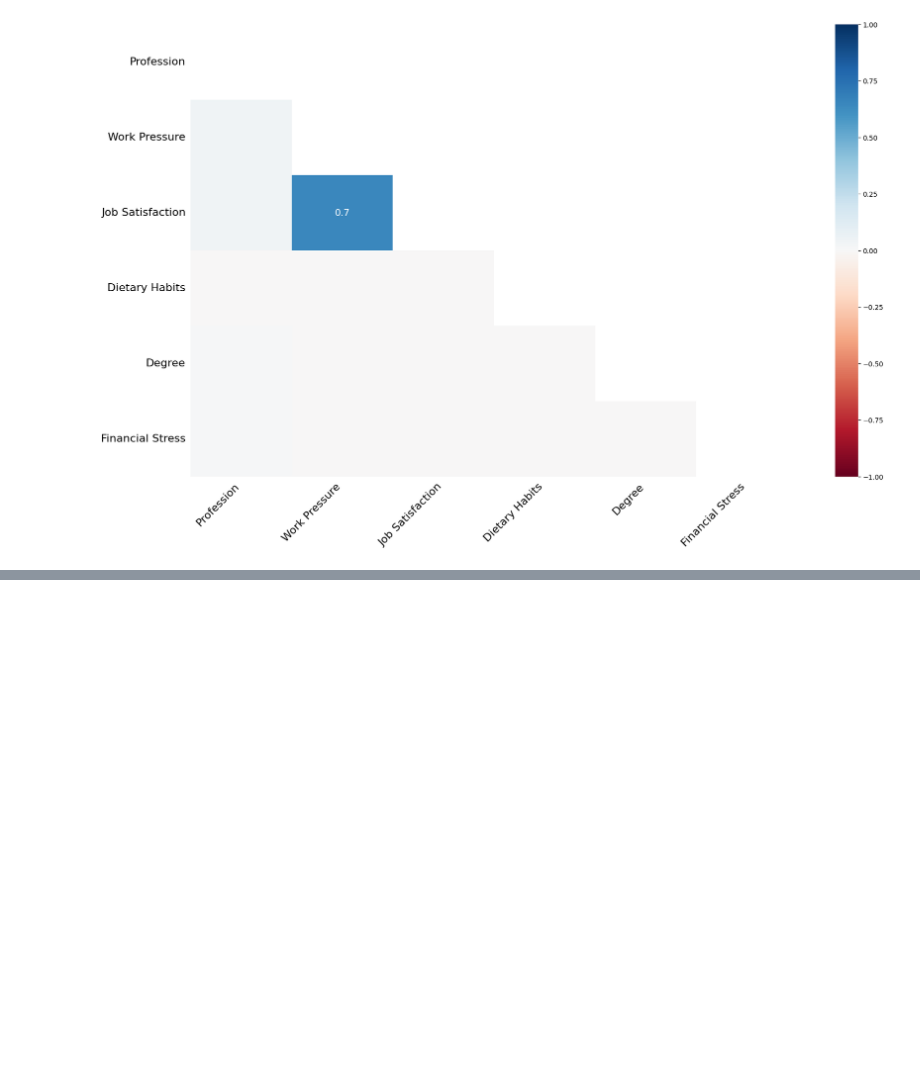
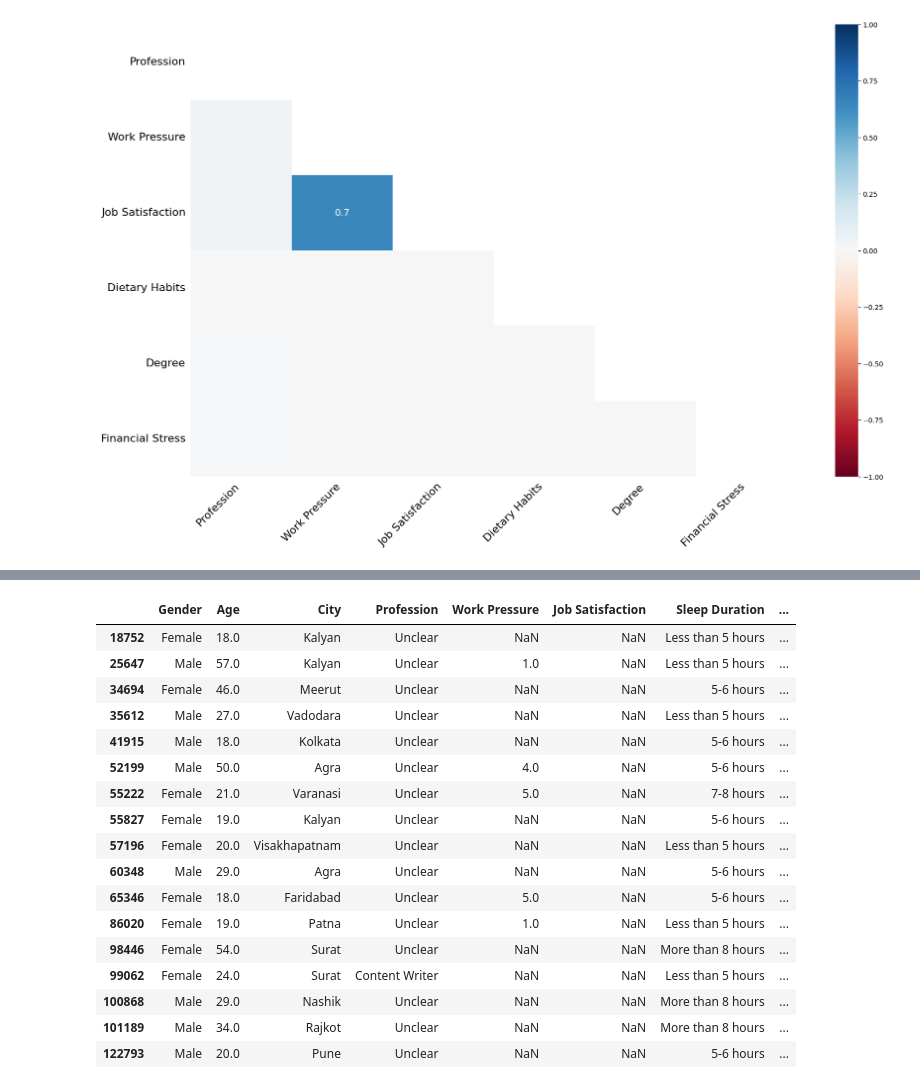
Before and after one commit to Anqi-Wang-aug/kaggle-competition-depression-prediction, a Jupyter notebook: script.ipynb, the cells around one changed output, grey strips where cells are left out. Cells and saved outputs as stored; diff of their text form; code cells hidden in the pictures; blank space fills up the shorter version.

```diff
--- a/script.ipynb
+++ b/script.ipynb
@@ -221,0 +237,21 @@ missingno.heatmap(professional_tr)
+# %%
+satisfy_null
+# %% [output]
+|  | Gender | Age | City | Profession | Work Pressure | Job Satisfaction | Sleep Duration | ... |
+| 18752 | Female | 18.0 | Kalyan | Unclear | NaN | NaN | Less than 5 hours | ... |
+| 25647 | Male | 57.0 | Kalyan | Unclear | 1.0 | NaN | Less than 5 hours | ... |
+| 34694 | Female | 46.0 | Meerut | Unclear | NaN | NaN | 5-6 hours | ... |
+| 35612 | Male | 27.0 | Vadodara | Unclear | NaN | NaN | Less than 5 hours | ... |
+| 41915 | Male | 18.0 | Kolkata | Unclear | NaN | NaN | 5-6 hours | ... |
+| 52199 | Male | 50.0 | Agra | Unclear | 4.0 | NaN | 5-6 hours | ... |
+| 55222 | Female | 21.0 | Varanasi | Unclear | 5.0 | NaN | 7-8 hours | ... |
+| 55827 | Female | 19.0 | Kalyan | Unclear | NaN | NaN | 5-6 hours | ... |
+| 57196 | Female | 20.0 | Visakhapatnam | Unclear | NaN | NaN | Less than 5 hours | ... |
+| 60348 | Male | 29.0 | Agra | Unclear | NaN | NaN | 5-6 hours | ... |
+| 65346 | Female | 18.0 | Faridabad | Unclear | 5.0 | NaN | 5-6 hours | ... |
+| 86020 | Female | 19.0 | Patna | Unclear | 1.0 | NaN | Less than 5 hours | ... |
+| 98446 | Female | 54.0 | Surat | Unclear | NaN | NaN | More than 8 hours | ... |
+| 99062 | Female | 24.0 | Surat | Content Writer | NaN | NaN | Less than 5 hours | ... |
+| 100868 | Male | 29.0 | Nashik | Unclear | NaN | NaN | More than 8 hours | ... |
+| 101189 | Male | 34.0 | Rajkot | Unclear | NaN | NaN | More than 8 hours | ... |
+| 122793 | Male | 20.0 | Pune | Unclear | NaN | NaN | 5-6 hours | ... |
```
Also changed, not shown: parts of 16 cells of this notebook.
